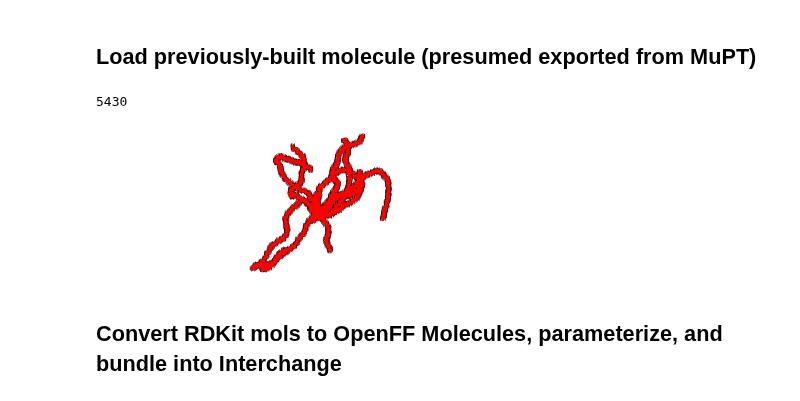
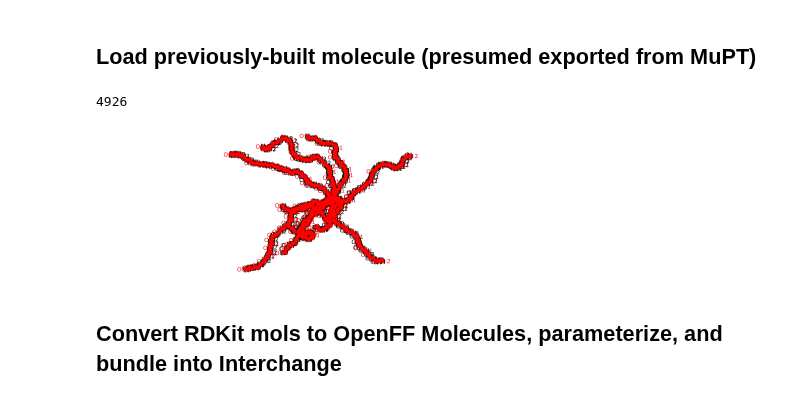
Before and after one commit to StephMcCallum/mupt-examples, a Jupyter notebook: mdfiles_with_openff.ipynb, the cells around one changed output. Drawn from its saved outputs; the diff is of its cells as text; code cells hidden in the pictures.

```diff
--- a/mdfiles_with_openff.ipynb
+++ b/mdfiles_with_openff.ipynb
@@ -11,17 +11,20 @@ from openff.interchange import Interchange
 # %%
 from pathlib import Path
 
-struct_file_name : str = 'ellipsoidal_backmap_4x[15-25]-mer_chains.mol'
-# struct_file_name : str = 'ellipsoidal_backmap_10x[15-25]-mer_chains.mol'
+# struct_file_name : str = 'ellipsoidal_backmap_4x[5-10]-mer_chains.sdf'
+struct_file_name : str = 'ellipsoidal_backmap_10x[15-25]-mer_chains.sdf'
 struct_file_path : Path = Path(f'mupt-built_systems/{struct_file_name}')
 
-mol = Chem.MolFromMolFile(str(struct_file_path), removeHs=False)
+
+with Chem.SDMolSupplier(str(struct_file_path), removeHs=False) as suppl:
+    mol = next(suppl)
+# mol = Chem.MolFromMolFile(str(struct_file_path), removeHs=False)
 Chem.SanitizeMol(mol, sanitizeOps=Chem.SANITIZE_CLEANUP)
 print(mol.GetNumAtoms())
 display(mol)
 # %% [output]
-5430
+4926
-[figure, old version]
+[figure, new version]
 # %% [markdown]
 ## Convert RDKit mols to OpenFF Molecules, parameterize, and bundle into Interchange
 # %%
```
